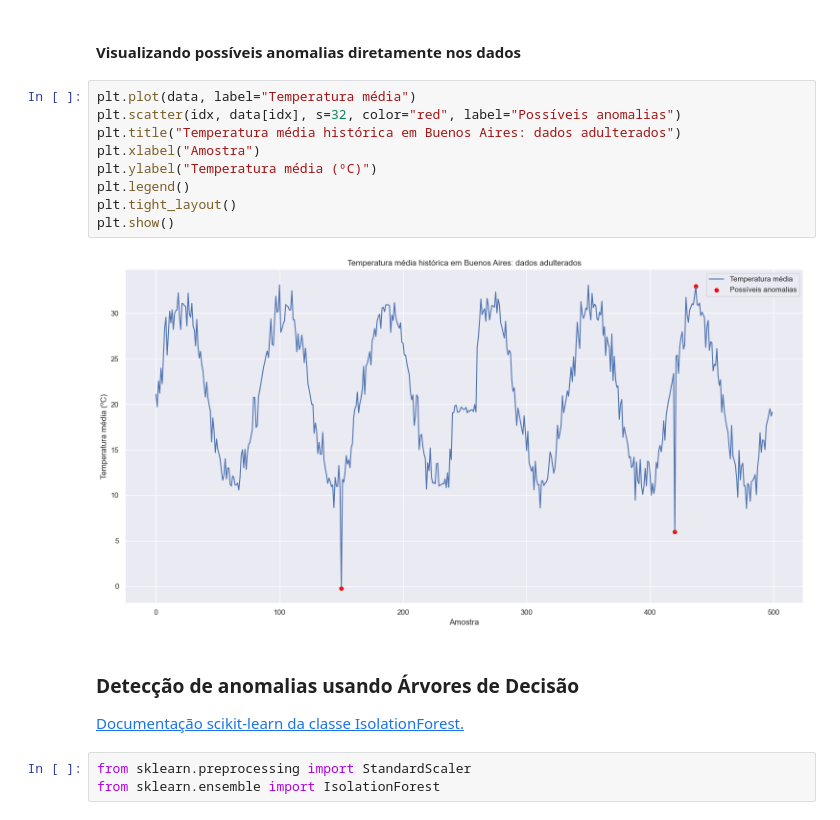
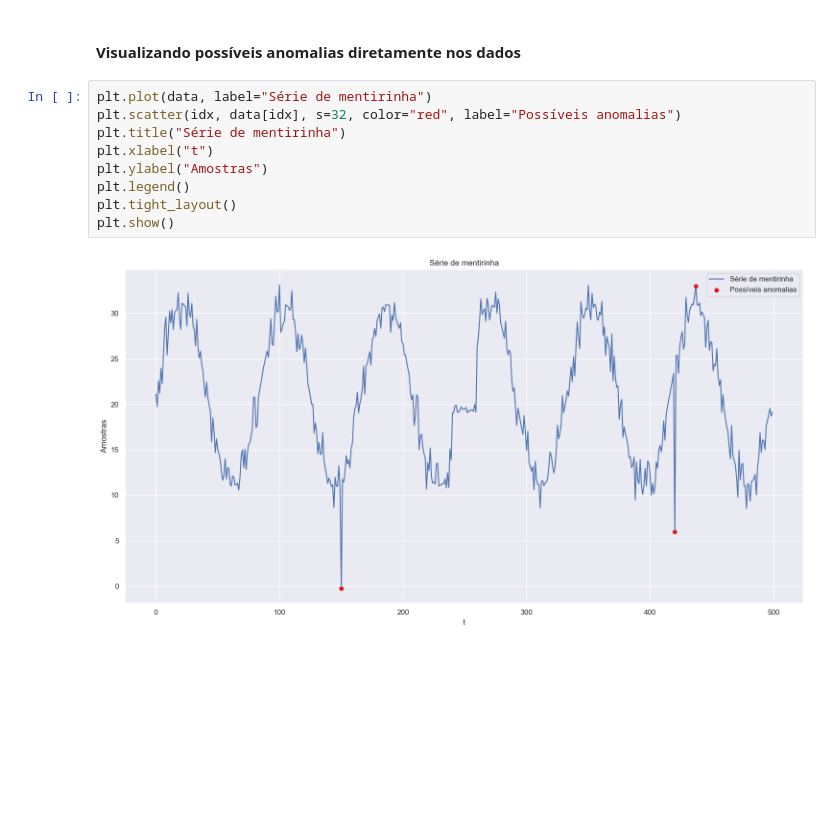
Before and after one commit to keizerzilla/curso-series-temporais, a Jupyter notebook: aula_04.ipynb, the cells around one changed output. Saved outputs shown, nothing was run; the diff lists cells and outputs as text; blank space fills up the shorter version.

```diff
--- a/aula_04.ipynb
+++ b/aula_04.ipynb
@@ -129,20 +128,13 @@ plt.show()
 # %% [markdown]
 #### Visualizando possíveis anomalias diretamente nos dados
 # %%
-plt.plot(data, label="Temperatura média")
+plt.plot(data, label="Série de mentirinha")
 plt.scatter(idx, data[idx], s=32, color="red", label="Possíveis anomalias")
-plt.title("Temperatura média histórica em Buenos Aires: dados adulterados")
-plt.xlabel("Amostra")
-plt.ylabel("Temperatura média (ºC)")
+plt.title("Série de mentirinha")
+plt.xlabel("t")
+plt.ylabel("Amostras")
 plt.legend()
 plt.tight_layout()
 plt.show()
 # %% [output]
-[figure, old version]
+[figure, new version]
-# %% [markdown]
-### Detecção de anomalias usando Árvores de Decisão
-
-[Documentação scikit-learn da classe IsolationForest.](https://scikit-learn.org/stable/modules/generated/sklearn.ensemble.IsolationForest.html)
-# %%
-from sklearn.preprocessing import StandardScaler
-from sklearn.ensemble import IsolationForest
```
Also changed, not shown: parts of 4 cells of this notebook, 1 other file.
